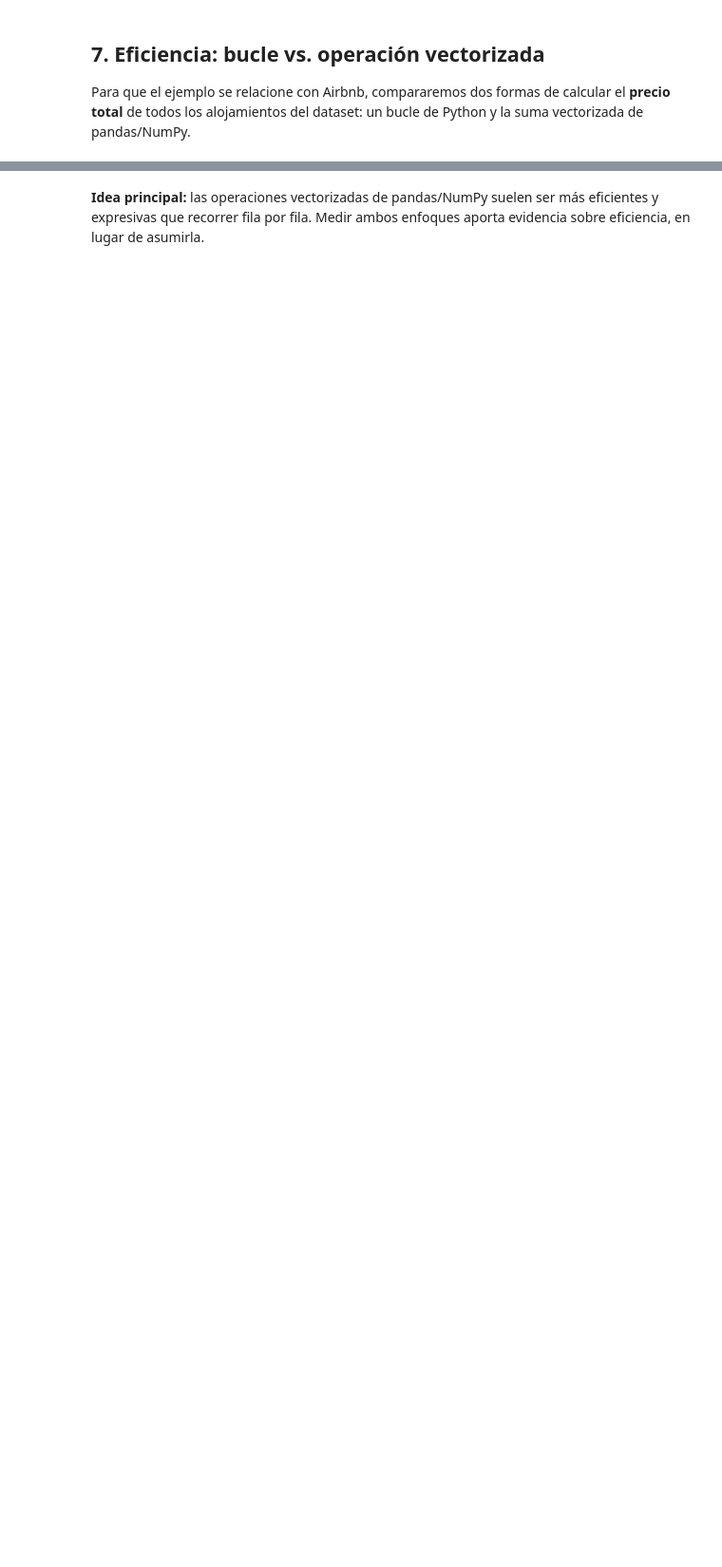
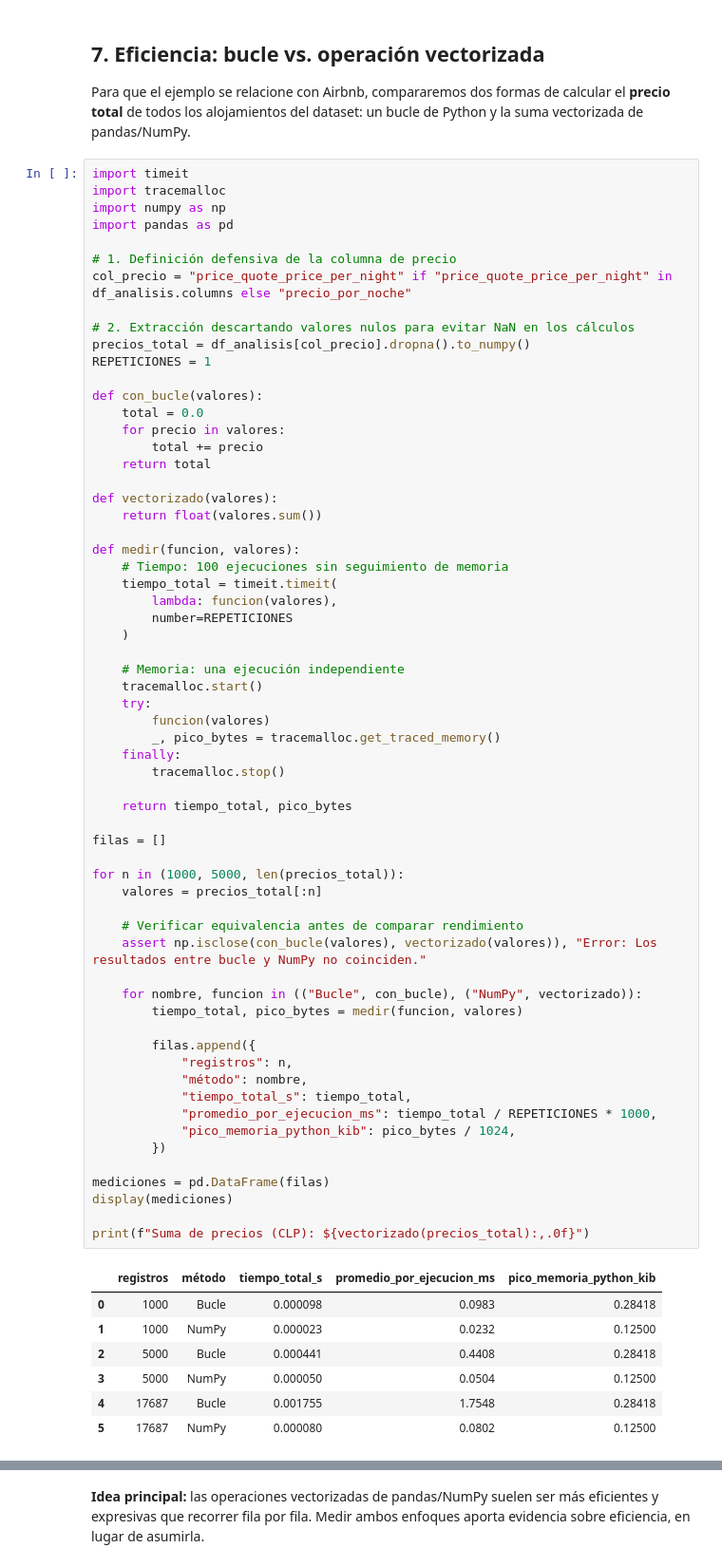
Before and after one commit to Alfredoabraham/proyecto-grupo3-mcdi500, a Jupyter notebook: F3/notebooks/F3_S02_POO_Airbnb_Grupo3_.ipynb, the cells around one changed output, grey strips where cells are left out. Shown at 95% size. Cells and saved outputs as stored; diff of their text form; blank space fills up the shorter version.

```diff
--- a/F3/notebooks/F3_S02_POO_Airbnb_Grupo3_.ipynb
+++ b/F3/notebooks/F3_S02_POO_Airbnb_Grupo3_.ipynb
@@ -574,3 +752,73 @@ La clave de toda recursión es tener **(1) un caso base** y **(2) un caso recurs
 ## 7. Eficiencia: bucle vs. operación vectorizada
 
 Para que el ejemplo se relacione con Airbnb, compararemos dos formas de calcular el **precio total** de todos los alojamientos del dataset: un bucle de Python y la suma vectorizada de pandas/NumPy.
+# %%
+import timeit
+import tracemalloc
+import numpy as np
+import pandas as pd
+
+# 1. Definición defensiva de la columna de precio
+col_precio = "price_quote_price_per_night" if "price_quote_price_per_night" in df_analisis.columns else "precio_por_noche"
+
+# 2. Extracción descartando valores nulos para evitar NaN en los cálculos
+precios_total = df_analisis[col_precio].dropna().to_numpy()
+REPETICIONES = 1
+
+def con_bucle(valores):
+    total = 0.0
+    for precio in valores:
+        total += precio
+    return total
+
+def vectorizado(valores):
+    return float(valores.sum())
+
+def medir(funcion, valores):
+    # Tiempo: 100 ejecuciones sin seguimiento de memoria
+    tiempo_total = timeit.timeit(
+        lambda: funcion(valores),
+        number=REPETICIONES
+    )
+
+    # Memoria: una ejecución independiente
+    tracemalloc.start()
+    try:
+        funcion(valores)
+        _, pico_bytes = tracemalloc.get_traced_memory()
+    finally:
+        tracemalloc.stop()
+
+    return tiempo_total, pico_bytes
+
+filas = []
+
+for n in (1000, 5000, len(precios_total)):
+    valores = precios_total[:n]
+
+    # Verificar equivalencia antes de comparar rendimiento
+    assert np.isclose(con_bucle(valores), vectorizado(valores)), "Error: Los resultados entre bucle y NumPy no coinciden."
+
+    for nombre, funcion in (("Bucle", con_bucle), ("NumPy", vectorizado)):
+        tiempo_total, pico_bytes = medir(funcion, valores)
+
+        filas.append({
+            "registros": n,
+            "método": nombre,
+            "tiempo_total_s": tiempo_total,
+            "promedio_por_ejecucion_ms": tiempo_total / REPETICIONES * 1000,
+            "pico_memoria_python_kib": pico_bytes / 1024,
+        })
+
+mediciones = pd.DataFrame(filas)
+display(mediciones)
+
+print(f"Suma de precios (CLP): ${vectorizado(precios_total):,.0f}")
+# %% [output]
+|  | registros | método | tiempo_total_s | promedio_por_ejecucion_ms | pico_memoria_python_kib |
+| 0 | 1000 | Bucle | 0.000098 | 0.0983 | 0.28418 |
+| 1 | 1000 | NumPy | 0.000023 | 0.0232 | 0.12500 |
+| 2 | 5000 | Bucle | 0.000441 | 0.4408 | 0.28418 |
+| 3 | 5000 | NumPy | 0.000050 | 0.0504 | 0.12500 |
+| 4 | 17687 | Bucle | 0.001755 | 1.7548 | 0.28418 |
+| 5 | 17687 | NumPy | 0.000080 | 0.0802 | 0.12500 |
```
Also changed, not shown: parts of 31 cells of this notebook, 1 other file.
